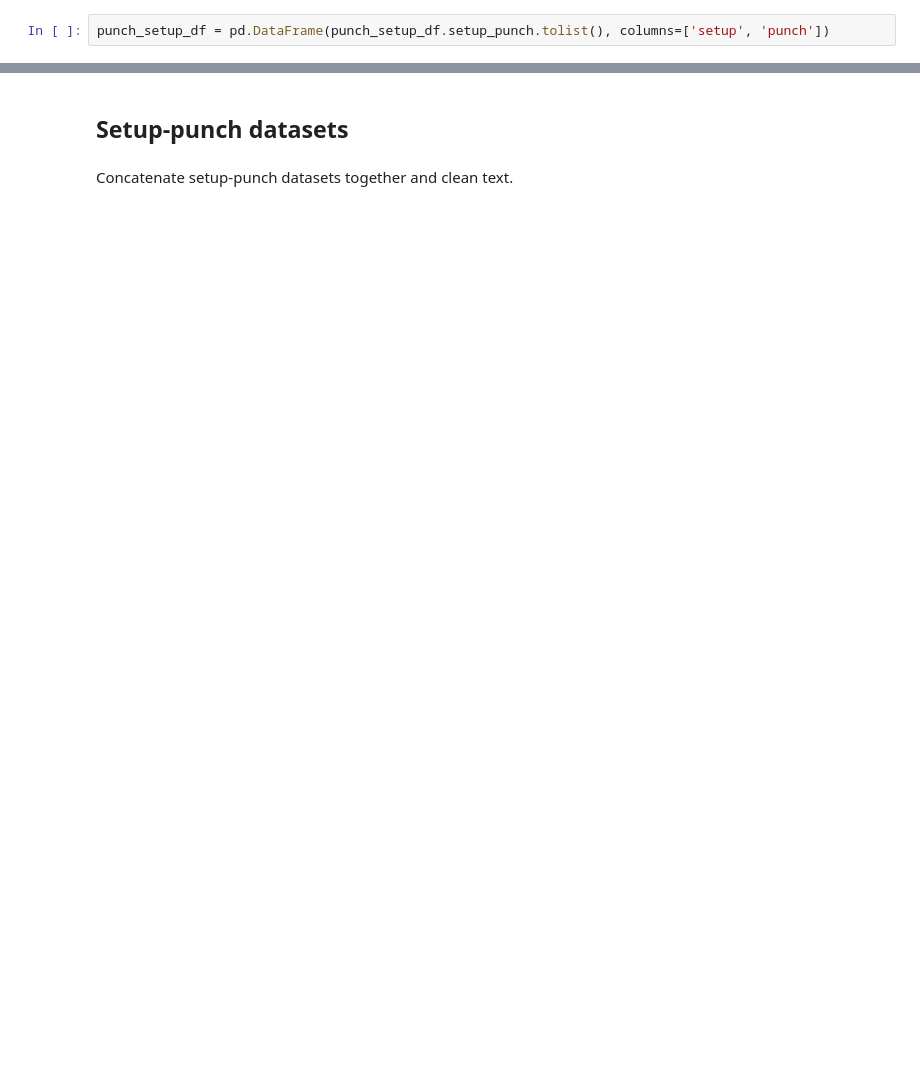
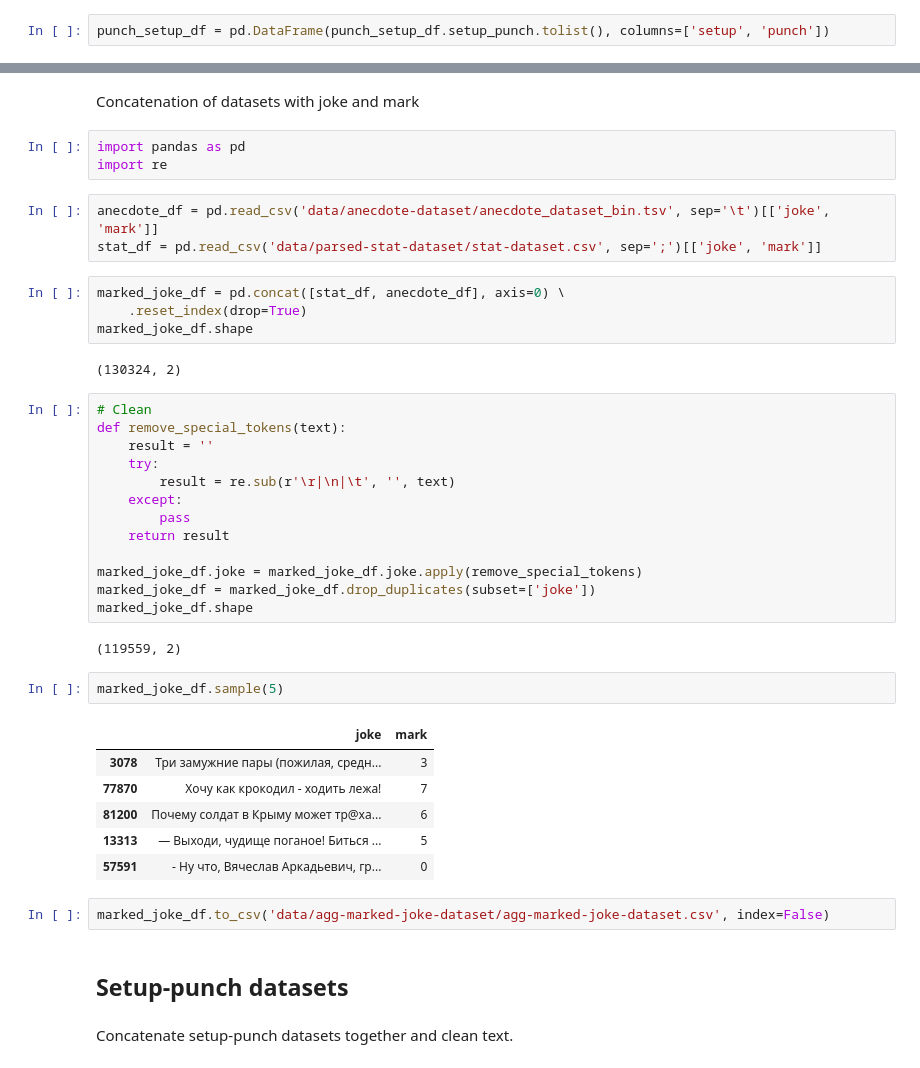
Before and after one commit to nikitosl/jokes-generator, a Jupyter notebook: dataset_prepare.ipynb, the cells around one changed output, grey strips where cells are left out. Saved outputs shown, nothing was run; the diff lists cells and outputs as text; blank space fills up the shorter version.

```diff
--- a/dataset_prepare.ipynb
+++ b/dataset_prepare.ipynb
@@ -467,3 +522,43 @@ complete_joke_df.to_csv('data/complete-text-agg-dataset/complete-text-agg-datase
+# %% [markdown]
+Concatenation of datasets with joke and mark
+# %%
+import pandas as pd
+import re
+# %%
+anecdote_df = pd.read_csv('data/anecdote-dataset/anecdote_dataset_bin.tsv', sep='\t')[['joke', 'mark']]
+stat_df = pd.read_csv('data/parsed-stat-dataset/stat-dataset.csv', sep=';')[['joke', 'mark']]
+# %%
+marked_joke_df = pd.concat([stat_df, anecdote_df], axis=0) \
+    .reset_index(drop=True)
+marked_joke_df.shape
+# %% [output]
+(130324, 2)
+# %%
+# Clean
+def remove_special_tokens(text):
+    result = ''
+    try:
+        result = re.sub(r'\r|\n|\t', '', text)
+    except:
+        pass
+    return result
+
+marked_joke_df.joke = marked_joke_df.joke.apply(remove_special_tokens)
+marked_joke_df = marked_joke_df.drop_duplicates(subset=['joke'])
+marked_joke_df.shape
+# %% [output]
+(119559, 2)
+# %%
+marked_joke_df.sample(5)
+# %% [output]
+|  | joke | mark |
+| 3078 | Три замужние пары (пожилая, средн... | 3 |
+| 77870 | Хочу как крокодил - ходить лежа! | 7 |
+| 81200 | Почему солдат в Крыму может тр@ха... | 6 |
+| 13313 | — Выходи, чудище поганое! Биться ... | 5 |
+| 57591 | - Ну что, Вячеслав Аркадьевич, гр... | 0 |
+# %%
+marked_joke_df.to_csv('data/agg-marked-joke-dataset/agg-marked-joke-dataset.csv', index=False)
 # %% [markdown]
 ## Setup-punch datasets
 # %% [markdown]
```
Also changed, not shown: parts of 31 cells of this notebook.
